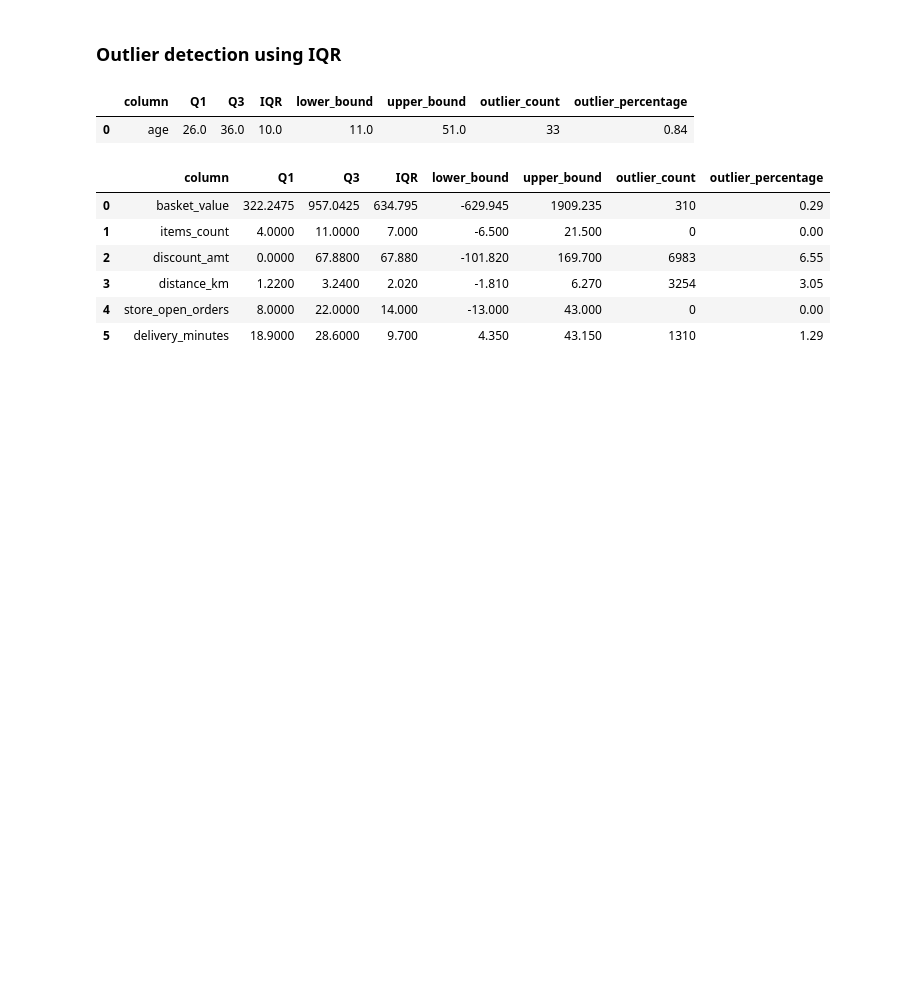
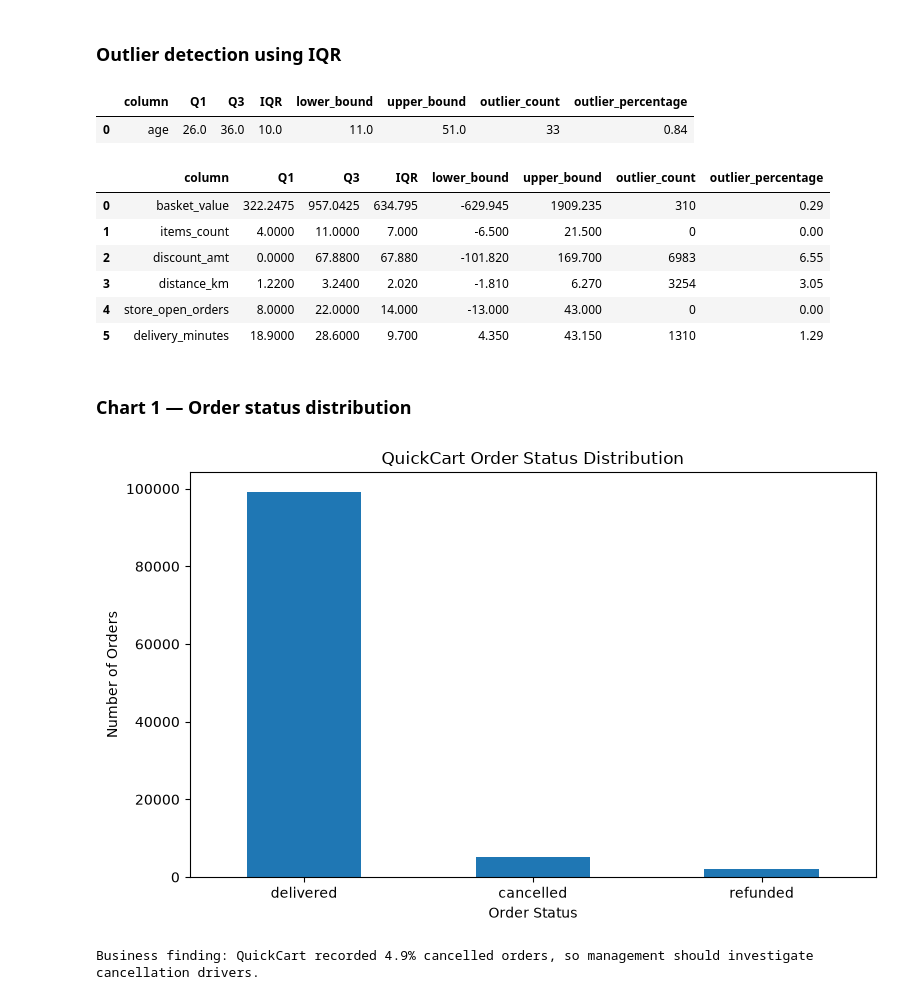
Before and after one commit to chauhankeval33/QuickCart, a Jupyter notebook: notebooks/01_eda.ipynb, the cells around one changed output. Drawn from its saved outputs; the diff is of its cells as text; code cells hidden in the pictures; blank space fills up the shorter version.

Commit message:
Add five business charts and findings

```diff
--- a/notebooks/01_eda.ipynb
+++ b/notebooks/01_eda.ipynb
@@ -359,3 +358,32 @@ display(order_outliers)
 | 3 | distance_km | 1.2200 | 3.2400 | 2.020 | -1.810 | 6.270 | 3254 | 3.05 |
 | 4 | store_open_orders | 8.0000 | 22.0000 | 14.000 | -13.000 | 43.000 | 0 | 0.00 |
 | 5 | delivery_minutes | 18.9000 | 28.6000 | 9.700 | 4.350 | 43.150 | 1310 | 1.29 |
+# %% [markdown]
+### Chart 1 — Order status distribution
+# %%
+import matplotlib.pyplot as plt
+
+status_counts = orders_data["status"].value_counts()
+
+plt.figure(figsize=(8, 5))
+status_counts.plot(kind="bar")
+plt.title("QuickCart Order Status Distribution")
+plt.xlabel("Order Status")
+plt.ylabel("Number of Orders")
+plt.xticks(rotation=0)
+plt.tight_layout()
+plt.show()
+
+total_orders = status_counts.sum()
+cancelled_pct = (
+    status_counts.get("cancelled", 0) / total_orders * 100
+)
+
+print(
+    f"Business finding: QuickCart recorded "
+    f"{cancelled_pct:.1f}% cancelled orders, "
+    "so management should investigate cancellation drivers."
+)
+# %% [output]
+[figure, added]
+Business finding: QuickCart recorded 4.9% cancelled orders, so management should investigate cancellation drivers.
```
Also changed, not shown: parts of 9 cells of this notebook.
